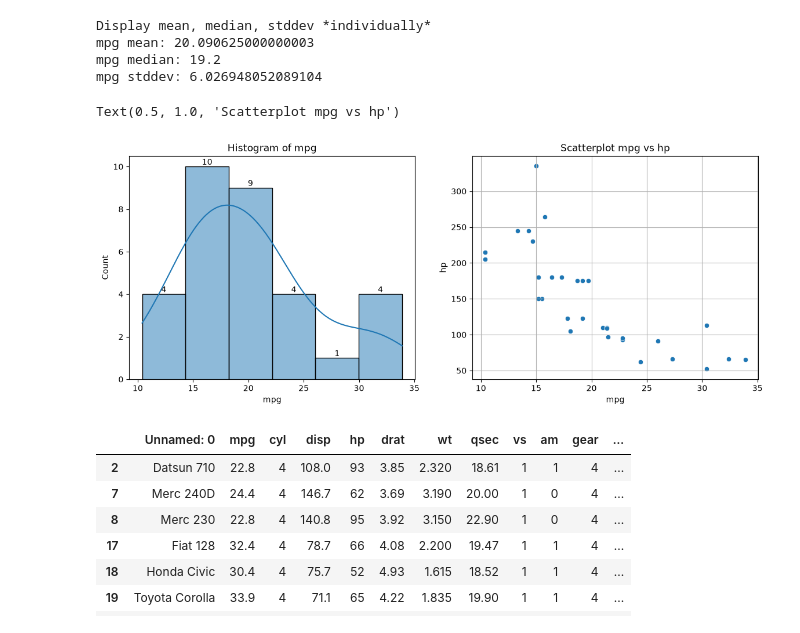
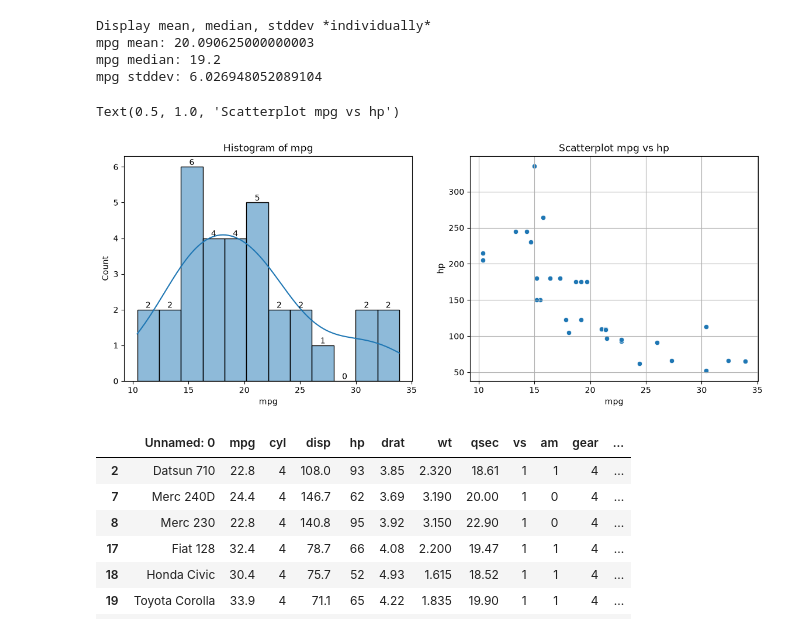
Before and after one commit to m-abdelkawy/data-analysis-msc, a Jupyter notebook: courses/ana500_foundation-of-data-analytics/module01_foundations/ week01_intro-analytics/code/exploring_dataset.ipynb, the cells around one changed output. Saved outputs shown, nothing was run; the diff lists cells and outputs as text; code cells hidden in the pictures.

```diff
--- a/courses/ana500_foundation-of-data-analytics/module01_foundations/ week01_intro-analytics/code/exploring_dataset.ipynb
+++ b/courses/ana500_foundation-of-data-analytics/module01_foundations/ week01_intro-analytics/code/exploring_dataset.ipynb
@@ -92,22 +92,23 @@ mpg stddev: 6.026948052089104
 # %%
 # 04. Visualize the Dataset
 
 fig, ax = plt.subplots(1, 2, figsize=(14, 5))
 
 # 04-1. Create a histogram of the mpg variable:
-sns.histplot(data=df.mpg, kde=True, ax=ax[0])
+sns.histplot(data=df.mpg, kde=True, binwidth=2, ax=ax[0])
+ax[0].set_xticks(np.arange(10, 36, 5))
 ax[0].set_title("Histogram of mpg")
 
 for container in ax[0].containers:
     ax[0].bar_label(container)
 
 # 04-2. Create a scatterplot of mpg vs. hp (horsepower):
 sns.scatterplot(data=df, x="mpg", y="hp", ax=ax[1])
 ax[1].grid(True)
 ax[1].set_title("Scatterplot mpg vs hp")
 # %% [output]
 Text(0.5, 1.0, 'Scatterplot mpg vs hp')
-[figure, old version]
+[figure, new version]
 # %%
 # 05. Group Data by Cylinders
 # 05-1. Display groups
```
Also changed, not shown: 2 other files.
